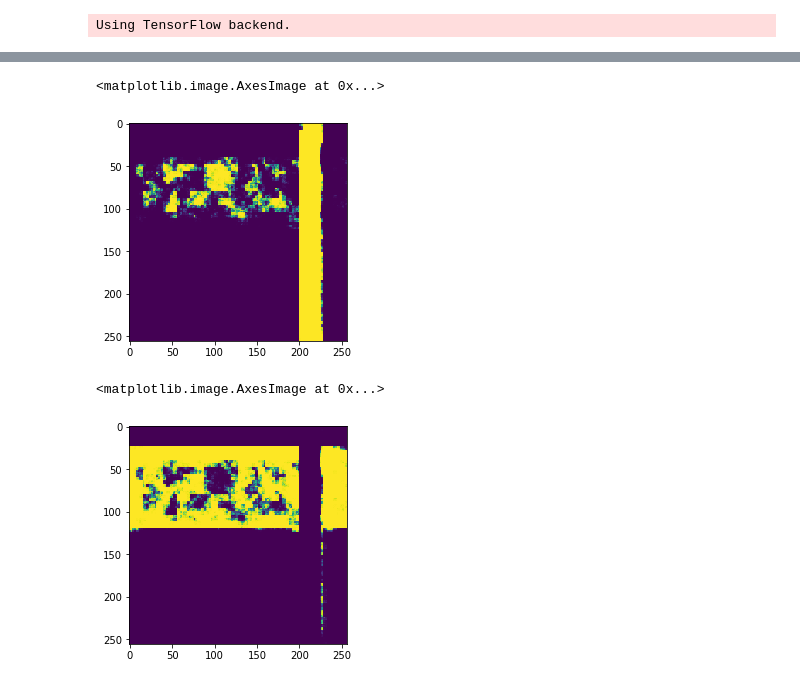
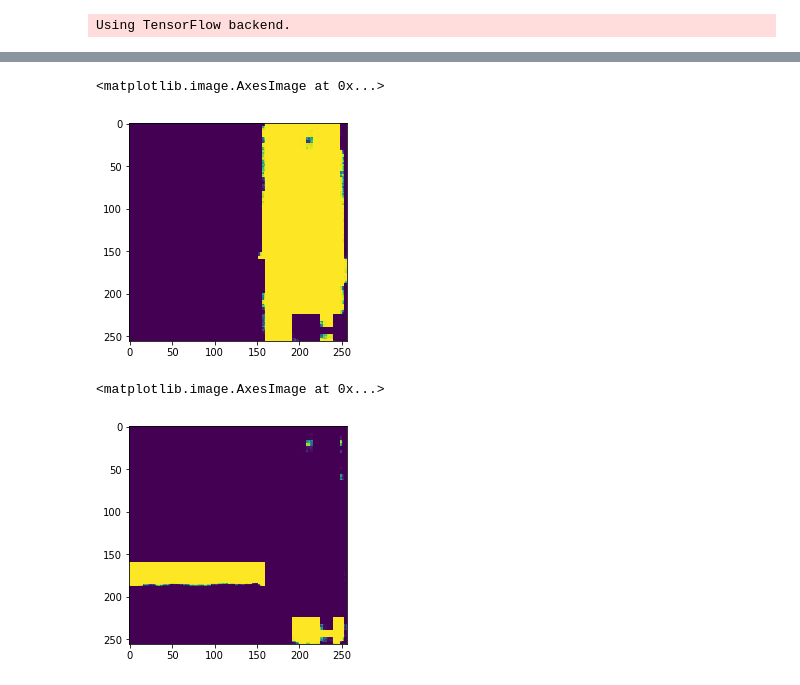
Before and after one commit to Aturt2/semseglib, a Jupyter notebook: Tests.ipynb, the cells around one changed output, grey strips where cells are left out. Cells and saved outputs as stored; diff of their text form; code cells hidden in the pictures.

```diff
--- a/Tests.ipynb
+++ b/Tests.ipynb
@@ -7,4 +7,4 @@ import semseglib
 # %% [output]
 Using TensorFlow backend.
 # %%
-model = semseglib.models.unet((256,256,3), 4, 16, block_type="residual_zeropad", batchnorm=True, downsampling="conv1x1", classes=2)
+model = semseglib.models.unet((256,256,3), 5, 16, block_type="residual_zeropad", batchnorm=True, downsampling="conv1x1", classes=2)
@@ -15,8 +11,8 @@ Colocations handled automatically by placer.
 # %%
-X = np.random.normal(loc=0.5, scale=0.1, size=(10,256,256,3))
-y = np.zeros((10,256,256,3))
+X = np.random.normal(loc=0.5, scale=0.1, size=(20,256,256,3))
+y = np.zeros((20,256,256,3))
 
-for i in range(10):
+for i in range(20):
     width_v = np.random.choice(np.arange(100))
     start_v = np.random.choice(np.arange(256 - width_v))
     channel_v = np.random.choice(np.arange(3))
@@ -62,11 +58,11 @@ Epoch 5/5
 <keras.callbacks.History at 0x...>
 # %%
-plt.imshow(model.predict(np.array([X[1],]))[0, :, :, 0].reshape((256,256)))
+plt.imshow(model.predict(np.array([X[0],]))[0, :, :, 0].reshape((256,256)))
 # %% [output]
 <matplotlib.image.AxesImage at 0x...>
-[figure, old version]
+[figure, new version]
 # %%
-plt.imshow(model.predict(np.array([X[1],]))[0, :, :, 1].reshape((256,256)))
+plt.imshow(model.predict(np.array([X[0],]))[0, :, :, 1].reshape((256,256)))
 # %% [output]
 <matplotlib.image.AxesImage at 0x...>
-[figure, old version]
+[figure, new version]
```
Also changed, not shown: parts of 3 cells of this notebook.
